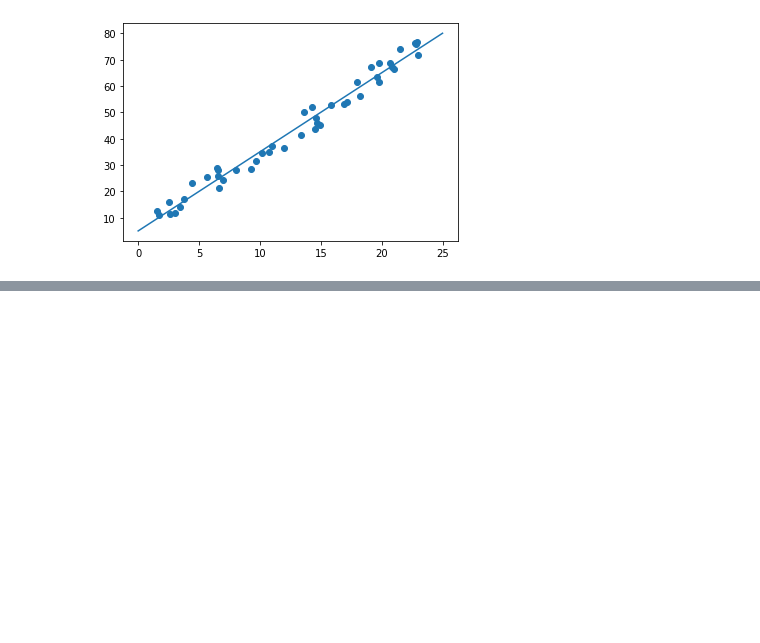
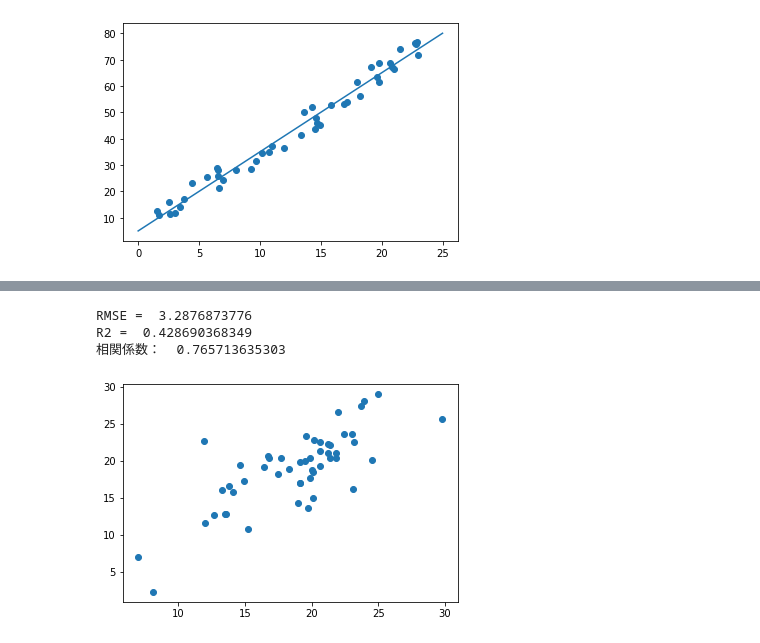
Before and after one commit to astaka-pe/MLB, a Jupyter notebook: chap4/linearregression.ipynb, the cells around one changed output, grey strips where cells are left out. Drawn from its saved outputs; the diff is of its cells as text; code cells hidden in the pictures; blank space fills up the shorter version.

```diff
--- a/chap4/linearregression.ipynb
+++ b/chap4/linearregression.ipynb
@@ -24,4 +24,4 @@ class linearregression():
         return np.sqrt(np.mean(np.square(self.predict(X)-Y)))
 
     def R2(self, X, Y):
-        return 1 - np.sum(np.square(self.predict(X)-Y)) / np.sum(np.square(Y-np.mean(Y, axis=0)))
+        return 1 - np.sum(np.square(self.predict(X)-Y)) / (np.sum(np.square(Y-np.mean(Y, axis=0))) + 1e-12)
@@ -62,0 +70,5 @@ plt.plot(xs, ys)
+# %%
+boston = load_boston()
+dataset = pd.DataFrame(data = boston['data'], columns = boston['feature_names'])
+dataset['price'] = boston['target']
+dataset.head()
@@ -62,0 +82,23 @@ plt.plot(xs, ys)
+# %%
+Y = np.array(dataset['price'])
+Y = Y[:, np.newaxis]
+X = np.array(dataset[['CRIM', 'ZN', 'INDUS', 'CHAS', 'NOX', 'RM', 'AGE', 'DIS', 'RAD',
+ 'TAX', 'PTRATIO', 'B', 'LSTAT']])
+thres = int(X.shape[0] * 0.9)
+X_train = X[:thres, :]
+Y_train = Y[:thres, :]
+X_test = X[thres:, :]
+Y_test = Y[thres:, :]
+# %%
+model = linearregression(X_train, Y_train)
+model.train()
+print("RMSE = ", model.RMSE(X_test, Y_test))
+print("R2 = ", model.R2(X_test, Y_test))
+#print('w:{} \n b:{}'.format(model.w, model.b))
+plt.scatter(Y_test, model.predict(X_test))
+print("相関係数： ", np.corrcoef(Y_test[:,0], model.predict(X_test)[:,0])[0, 1])
+# %% [output]
+RMSE =  3.2876873776
+R2 =  0.428690368349
+相関係数：  0.765713635303
+[figure, added]
```
Also changed, not shown: parts of 4 cells of this notebook, 1 other file.
